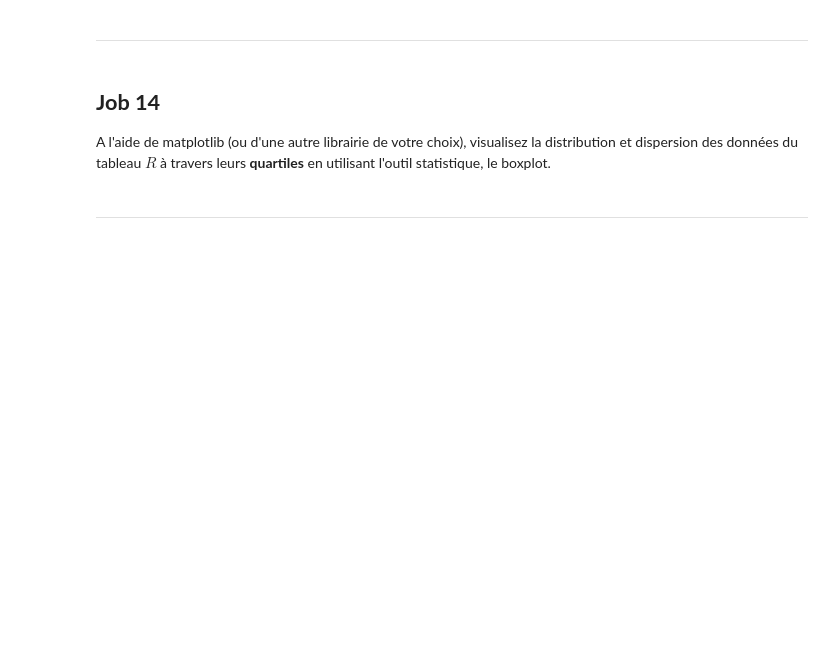
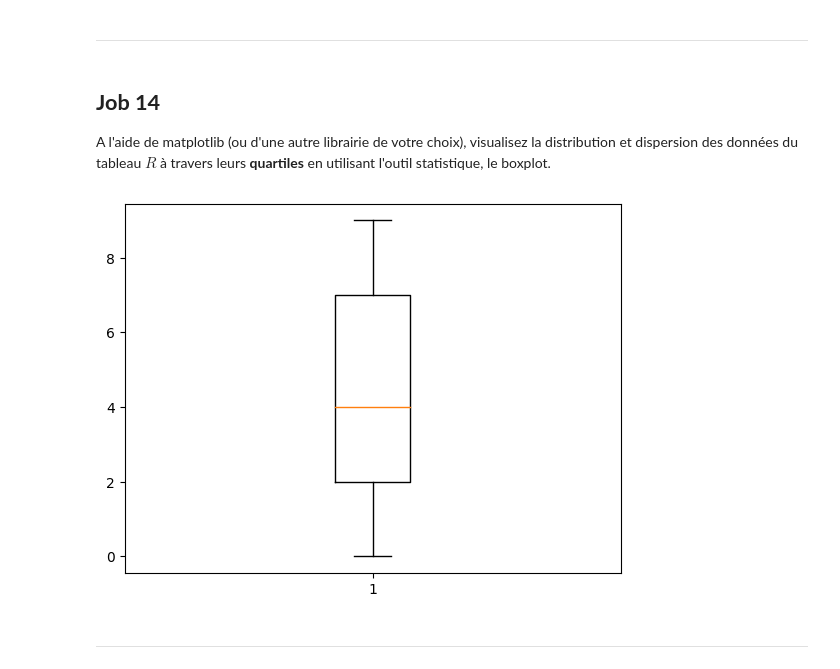
Before and after one commit to ali-bousrira/philomathia, a Jupyter notebook: Philomathia.ipynb, the cells around one changed output. Cells and saved outputs as stored; diff of their text form; code cells hidden in the pictures; blank space fills up the shorter version.

```diff
--- a/Philomathia.ipynb
+++ b/Philomathia.ipynb
@@ -568,6 +678,12 @@ A l'aide de matplotlib (ou d'une autre librairie de votre choix), visualisez la
 # %% [markdown]
 ## **Job 14**
 A l'aide de matplotlib (ou d'une autre librairie de votre choix), visualisez la distribution et dispersion des données du tableau $R$ à travers leurs **quartiles** en utilisant l'outil statistique, le boxplot.
+# %%
+plt.boxplot (R)
+
+plt.show ()
+# %% [output]
+[figure, added]
 # %% [markdown]
 -----------------------------------------------------
 # %% [markdown]
```
Also changed, not shown: parts of 50 cells of this notebook, 1 other file.
